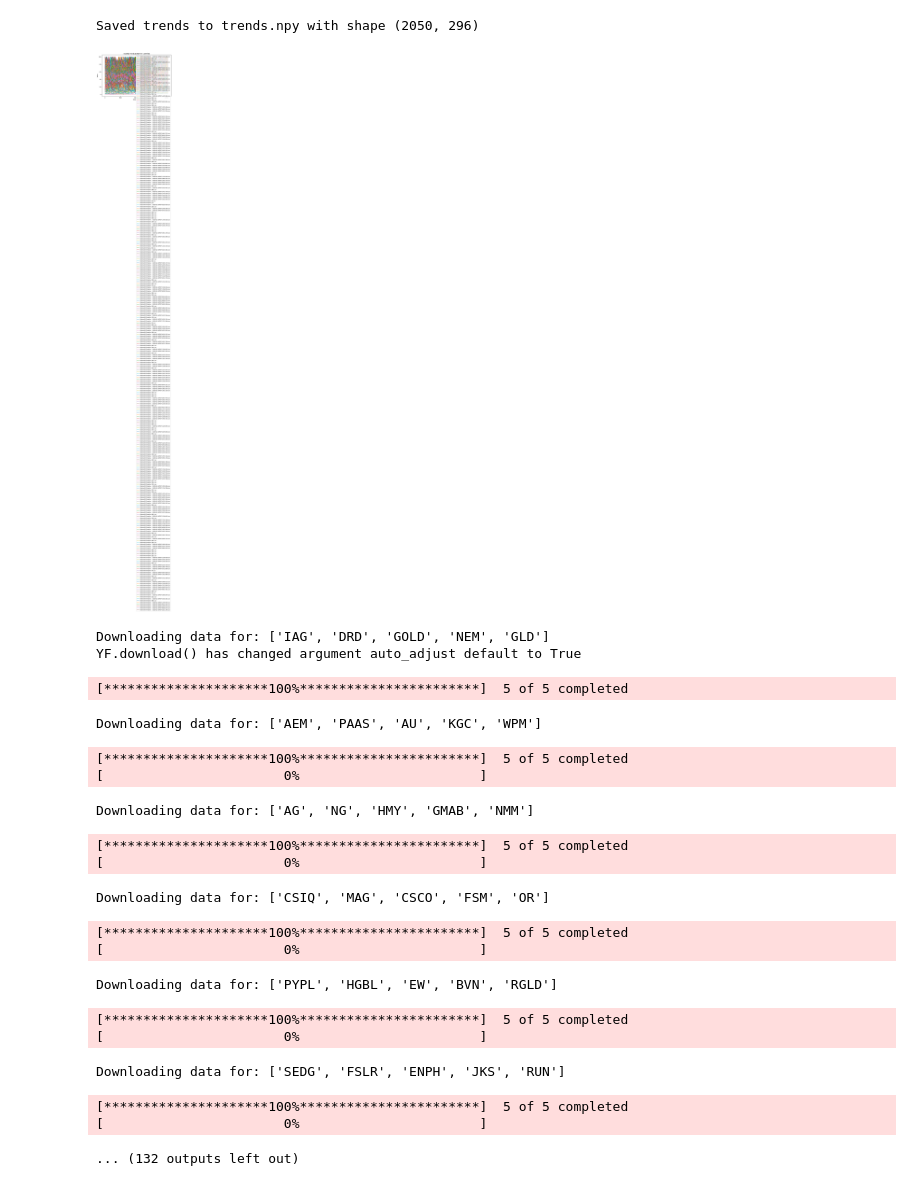
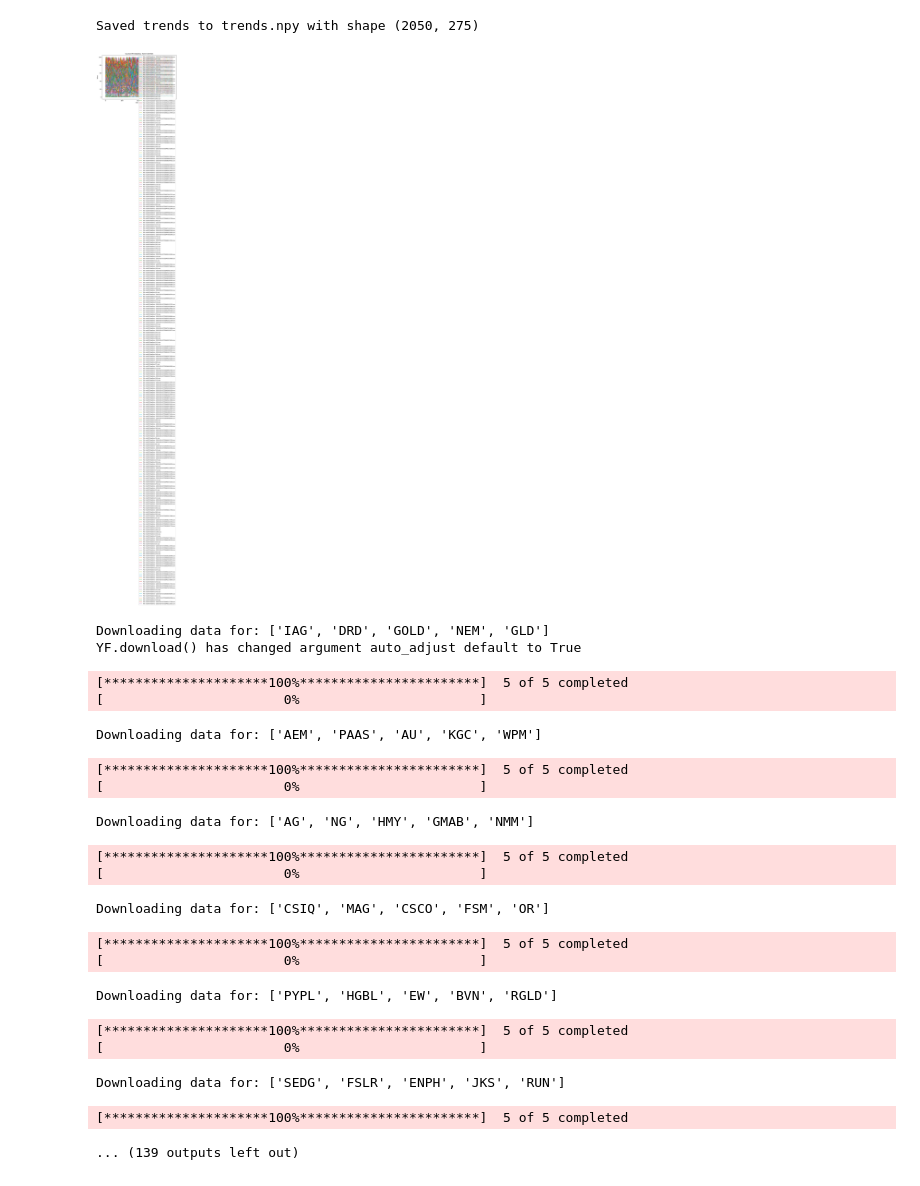
Before and after one commit to GustavBoye/DRED_Autoencoder, a Jupyter notebook: MoreData.ipynb, the cells around one changed output. Cells and saved outputs as stored; diff of their text form; code cells hidden in the pictures.

```diff
--- a/MoreData.ipynb
+++ b/MoreData.ipynb
@@ -8,6 +8,7 @@ import matplotlib.pyplot as plt
 
 def load_csv_trend_from_folder_with_skip(folder_path, target_size=2050):
     all_data = []
+    csv_files_valid = []  # To store names of valid CSV files
 
     # List all CSV files in the folder
     csv_files = [f for f in os.listdir(folder_path) if f.endswith('.csv')]
@@ -17,22 +18,36 @@ def load_csv_trend_from_folder_with_skip(folder_path, target_size=2050):
 
         # Load data from each CSV file
         file_data = []
-        with open(file_path, newline='', encoding='utf-8') as csvfile:
-            reader = csv.reader(csvfile)
+        try:
+            with open(file_path, newline='', encoding='utf-8') as csvfile:
+                reader = csv.reader(csvfile)
 
-            # Skip the first 3 rows
-            for _ in range(3):
-                next(reader, None)
+                # Skip the first 3 rows
+                for _ in range(3):
+                    next(reader, None)
 
-            # Read the remaining rows
-            for row in reader:
-                try:
-                    # Convert the second column to float
-                    file_data.append(float(row[1]))
-                except (ValueError, IndexError):
-                    file_data.append(0.0)  # Replace invalid values with 0.0
+                # Read the remaining rows
+                for row in reader:
+                    try:
+                        # Convert the second column to float
+                        file_data.append(float(row[1]))
+                    except (ValueError, IndexError):
+                        file_data.append(0.0)  # Replace invalid values with 0.0
 
-        all_data.append(file_data)
+            all_data.append(file_data)
+            csv_files_valid.append(file_name) # Add to valid files list
+
+        except Exception as e:
+            print(f"Skipping file {file_name} due to error: {e}")
+
+    max_len = 0  # Initialize max_len to track the longest data
+    for data in all_data:
+        max_len = max(max_len, len(data))  # Update max_len
+
+    # Pad shorter lists with 0.0 to make them the same length
+    for data in all_data:
+        while len(data) < max_len:
+            data.append(0.0)
 
     # Convert to numpy array
     all_data = np.array(all_data, dtype=float)
@@ -42,36 +57,36 @@ def load_csv_trend_from_folder_with_skip(folder_path, target_size=2050):
     for row in all_data:
         interpolated_row = np.interp(np.linspace(0, len(row) - 1, target_size), np.arange(len(row)), row)
         interpolated_trends.append(interpolated_row)
 
     interpolated_trends = np.array(interpolated_trends).T  # Transpose to shape (2050, X)
 
-    return interpolated_trends, csv_files
+    return interpolated_trends, csv_files_valid # Return valid files list
 
 def save_trends_to_npy(folder_path, output_file="trends.npy"):
     # Load and process CSV files
     all_trends, csv_files = load_csv_trend_from_folder_with_skip(folder_path, target_size=2050)
 
     # Save to .npy file
     np.save(output_file, all_trends)
     print(f"Saved trends to {output_file} with shape {all_trends.shape}")
 
     # Plot the trends
     plt.figure(figsize=(10, 6))
     for idx, file_data in enumerate(all_trends.T):  # Iterate over columns (trends)
         plt.plot(file_data, label=f'File {csv_files[idx]}')
 
     plt.title('Stacked Trends Data from CSV Files')
     plt.xlabel('Data Points')
     plt.ylabel('Value')
     plt.legend()
     plt.show()
 
 # Run the script
 folder_path = "Trends"  # Change this to your folder path
 save_trends_to_npy(folder_path, "trends.npy")
 # %% [output]
-Saved trends to trends.npy with shape (2050, 296)
+Saved trends to trends.npy with shape (2050, 275)
-[figure, old version]
+[figure, new version]
 # %%
 import numpy as np
 import tensorflow as tf
@@ -81,14 +96,11 @@ from tensorflow.keras.callbacks import EarlyStopping
 from sklearn.preprocessing import MinMaxScaler
 
 
-# Helper function for normalization
-def normalize_min_max(data):
-    return (data - np.min(data, axis=0)) / (np.max(data, axis=0) - np.min(data, axis=0))
 
 # Define input tickers
 input_tickers = [
     'IAG', 'DRD', 'GOLD', 'NEM', 'GLD', 'AEM', 'PAAS', 'AU', 'KGC', 'WPM', 'AG', 'NG', 'HMY', 'GMAB', 'NMM', 'CSIQ', 'MAG', 'CSCO', 'FSM', 'OR', 'PYPL', 'HGBL', 'EW', 'BVN', 'RGLD',
-    'SEDG', 'FSLR', 'ENPH', 'JKS', 'RUN', 'NEE', 'CWEN', 'LNTH', 'CHKP', 'PANW', 'AZN',
+    'SEDG', 'FSLR', 'ENPH', 'JKS', 'RUN', 'NEE', 'CWEN', 'LNTH', 'CHKP', 'PANW', 'AZN', 'ELTK',
     'MSFT', 'NVDA', 'AMD', 'INTC', 'GOOG', 'META', 'TSM', 'INTU', 'UMC', 'MU', 'ORCL', 'ASML', 'DELL', 'TXN', 'QRVO', 'BIDU', 'SMCI',
     'TSLA', 'ALB', 'LTBR', 'CAT', 'BWXT', 'BA', 'SIEGY', 'SQM', 'MA', 'MCD', 'AVXL', 'SRTS',
     'HDSN', 'CCJ', 'AMZN', 'WELL', 'MPLX', 'TSE', 'ELD', 'UTHR', 'ABT', 'JNJ', 'BABA', 'JPM', 'SB', 'TER', 'ARKQ', 'BLX', 'NRG', 'LIT', 'FLXS', 'BAESY', 'STE', 'IBM', 'KO', 'PEP', 'GS', 'V'
@@ -142,6 +154,7 @@ np.save("data_scaled_low.npy", data_scaled_low)
 Downloading data for: ['IAG', 'DRD', 'GOLD', 'NEM', 'GLD']
 YF.download() has changed argument auto_adjust default to True
 [*********************100%***********************]  5 of 5 completed
+[                       0%                       ]
 Downloading data for: ['AEM', 'PAAS', 'AU', 'KGC', 'WPM']
 [*********************100%***********************]  5 of 5 completed
 [                       0%                       ]
@@ -156,5 +169,4 @@ Downloading data for: ['PYPL', 'HGBL', 'EW', 'BVN', 'RGLD']
 [                       0%                       ]
 Downloading data for: ['SEDG', 'FSLR', 'ENPH', 'JKS', 'RUN']
 [*********************100%***********************]  5 of 5 completed
-[                       0%                       ]
-... (132 outputs left out)
+... (139 outputs left out)
```
Also changed, not shown: parts of 2 cells of this notebook.
